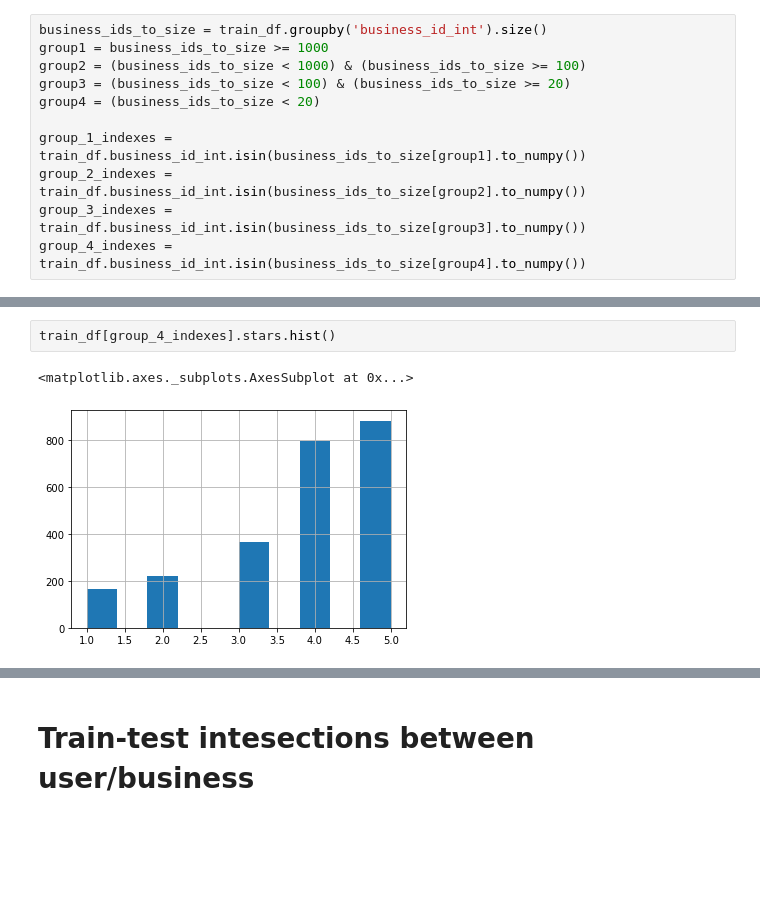
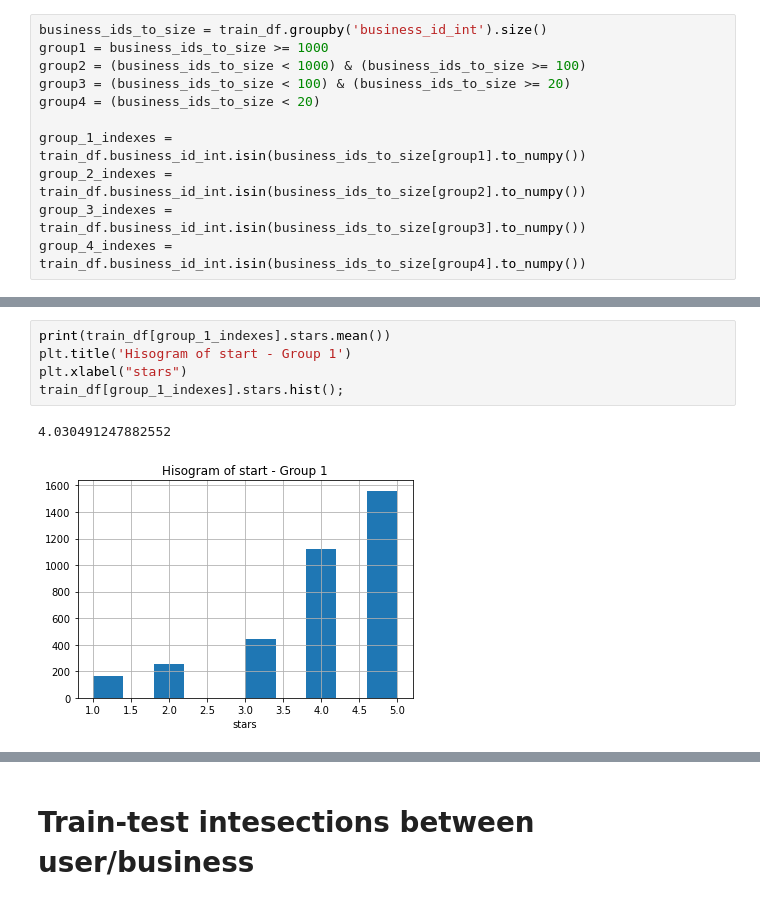
Before and after one commit to liorhirsch/MatrixFactorization, a Jupyter notebook: EDA.ipynb, the cells around one changed output, grey strips where cells are left out. Cells and saved outputs as stored; diff of their text form; blank space fills up the shorter version.

```diff
--- a/EDA.ipynb
+++ b/EDA.ipynb
@@ -145,5 +146,8 @@ train_df[group_3_indexes].stars.hist()
-# %%
-train_df[group_4_indexes].stars.hist()
-# %% [output]
-<matplotlib.axes._subplots.AxesSubplot at 0x...>
-[figure, removed]
+# %%
+print(train_df[group_1_indexes].stars.mean())
+plt.title('Hisogram of start - Group 1')
+plt.xlabel("stars")
+train_df[group_1_indexes].stars.hist();
+# %% [output]
+4.030491247882552
+[figure, added]
```
Also changed, not shown: parts of 14 cells of this notebook, 4 other files.
